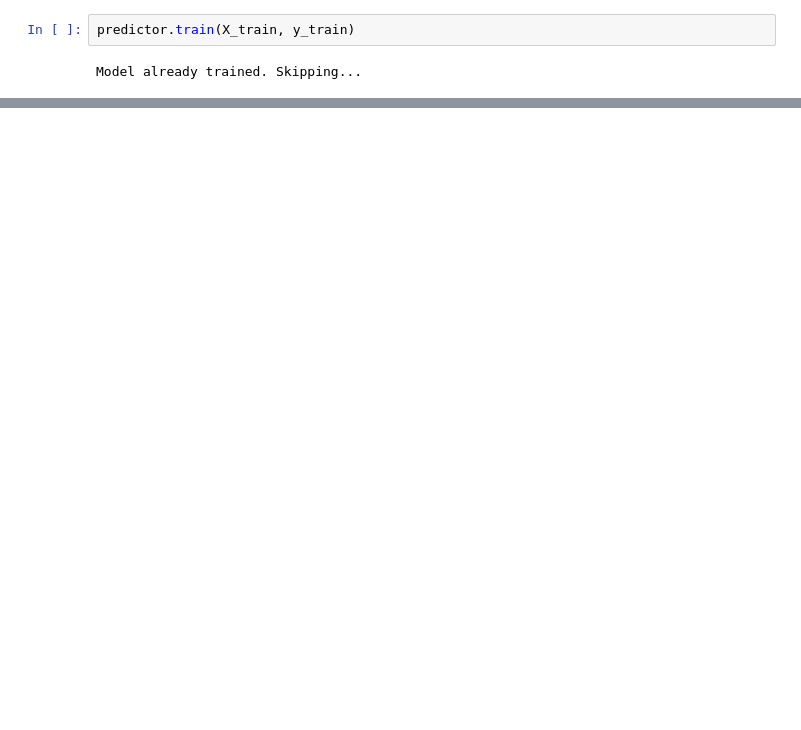
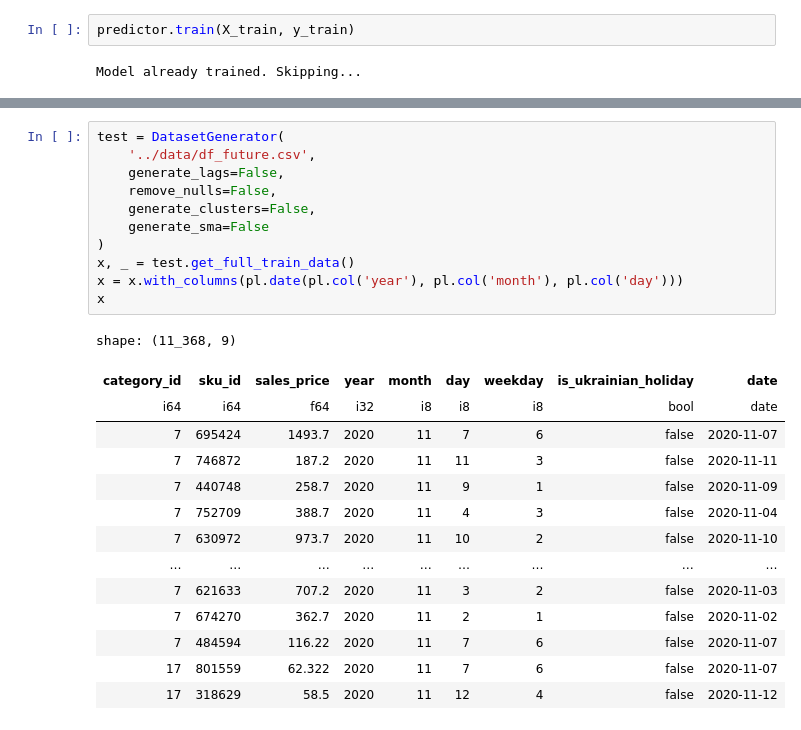
Before and after one commit to lezhocheck/sales-prediction, a Jupyter notebook: notebooks/predict.ipynb, the cells around one changed output, grey strips where cells are left out. Saved outputs shown, nothing was run; the diff lists cells and outputs as text; blank space fills up the shorter version.

Commit message:
Finished evaluating pipeline for df future

```diff
--- a/notebooks/predict.ipynb
+++ b/notebooks/predict.ipynb
@@ -30,0 +59,26 @@ predictor.eval(X_test, y_test, apply_cv=False)
+# %%
+test = DatasetGenerator(
+    '../data/df_future.csv',
+    generate_lags=False,
+    remove_nulls=False,
+    generate_clusters=False,
+    generate_sma=False
+)
+x, _ = test.get_full_train_data()
+x = x.with_columns(pl.date(pl.col('year'), pl.col('month'), pl.col('day')))
+x
+# %% [output]
+shape: (11_368, 9)
+| category_id | sku_id | sales_price | year | month | day | weekday | is_ukrainian_holiday | date |
+| i64 | i64 | f64 | i32 | i8 | i8 | i8 | bool | date |
+| 7 | 695424 | 1493.7 | 2020 | 11 | 7 | 6 | false | 2020-11-07 |
+| 7 | 746872 | 187.2 | 2020 | 11 | 11 | 3 | false | 2020-11-11 |
+| 7 | 440748 | 258.7 | 2020 | 11 | 9 | 1 | false | 2020-11-09 |
+| 7 | 752709 | 388.7 | 2020 | 11 | 4 | 3 | false | 2020-11-04 |
+| 7 | 630972 | 973.7 | 2020 | 11 | 10 | 2 | false | 2020-11-10 |
+| … | … | … | … | … | … | … | … | … |
+| 7 | 621633 | 707.2 | 2020 | 11 | 3 | 2 | false | 2020-11-03 |
+| 7 | 674270 | 362.7 | 2020 | 11 | 2 | 1 | false | 2020-11-02 |
+| 7 | 484594 | 116.22 | 2020 | 11 | 7 | 6 | false | 2020-11-07 |
+| 17 | 801559 | 62.322 | 2020 | 11 | 7 | 6 | false | 2020-11-07 |
+| 17 | 318629 | 58.5 | 2020 | 11 | 12 | 4 | false | 2020-11-12 |
```
Also changed, not shown: parts of 18 cells of this notebook, 3 other files.
